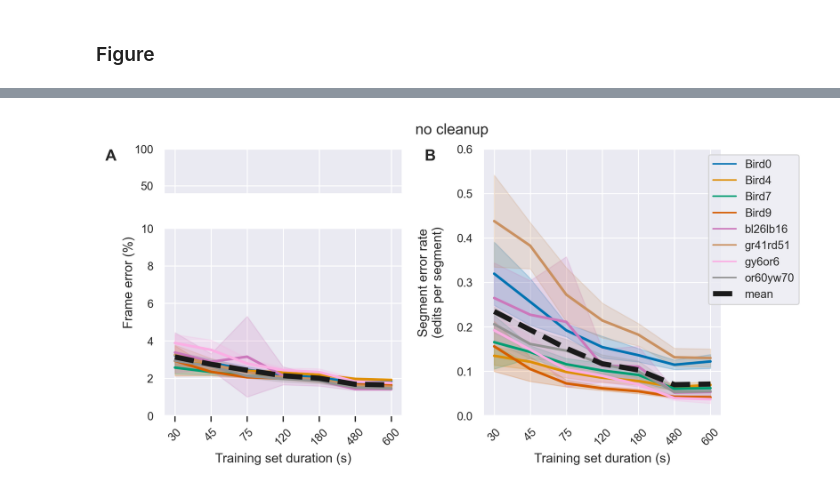
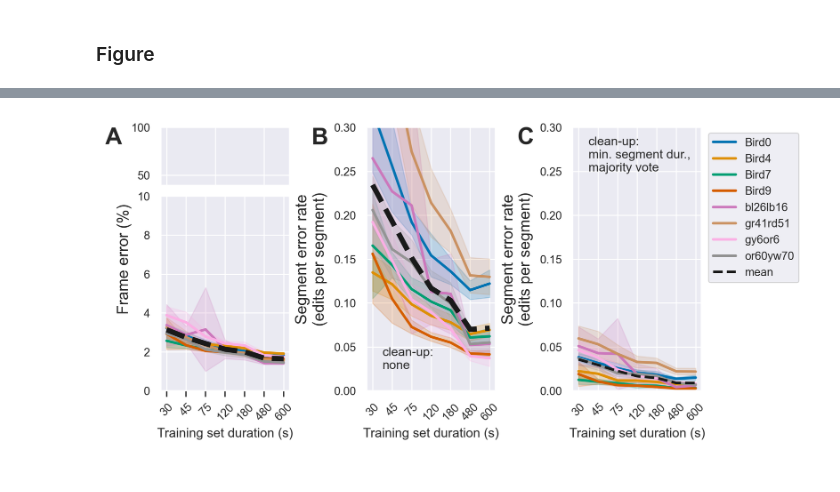
Before and after one commit to yardencsGitHub/tweetynet, a Jupyter notebook: src/scripts/Bengalese_Finches/learncurve/error-across-birds-cleanup-figure.ipynb, the cells around one changed output, grey strips where cells are left out. Drawn from its saved outputs; the diff is of its cells as text; code cells hidden in the pictures.

```diff
--- a/src/scripts/Bengalese_Finches/learncurve/error-across-birds-cleanup-figure.ipynb
+++ b/src/scripts/Bengalese_Finches/learncurve/error-across-birds-cleanup-figure.ipynb
@@ -170,8 +175,0 @@ df[df.cleanup == 'majority_vote']
-# %%
-curve_df_cleanup_none = curve_df[curve_df.cleanup == 'none']
-plot_error_across_birds_curve(curve_df_cleanup_none,
-                              suptitle=f'no cleanup',
-                              ax1_ylim=(0,10),
-                              ax2_ylim=(0., 0.6))
-# %% [output]
-[figure, removed]
@@ -178 +178,13 @@ plot_error_across_birds_curve(curve_df_cleanup_none,
+# %%
+fig = error_across_animals_with_without_cleanup(curve_df,
+                                                cleanup='min_segment_dur_majority_vote',
+                                                cleanup_str='min. segment dur.,\nmajority vote',
+                                                ax1_ylim=(0,10),
+                                                ax2_ylim=(0., 0.3))
+fig.savefig(
+    LEARNCURVE_FIGS_ROOT / 'error-curves-cleanup-min-segment-dur-majority-vote.png'
+)
+plt.show()
+# %% [output]
+[figure, added]
 # %%
```
Also changed, not shown: parts of 15 cells of this notebook.
